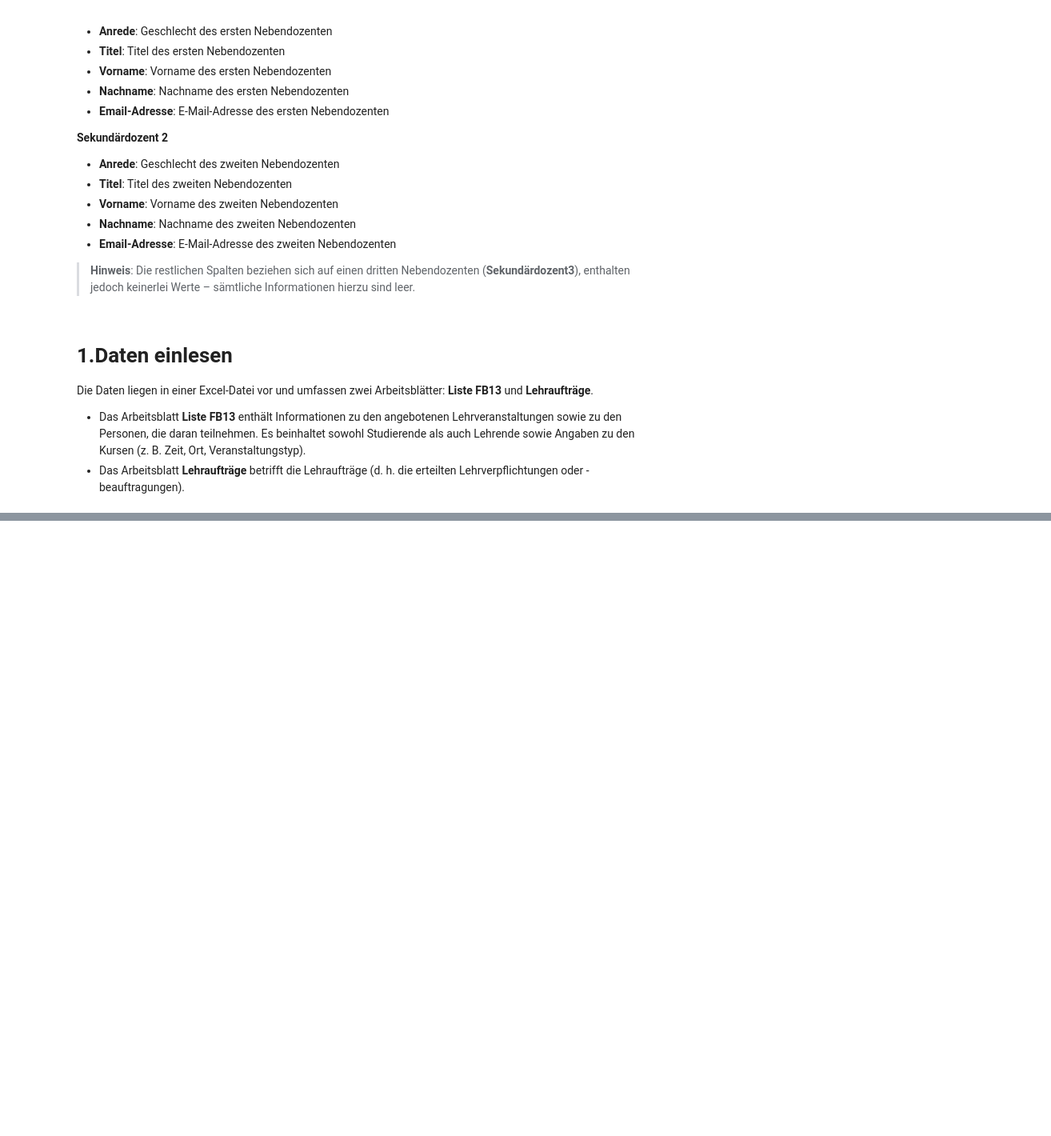
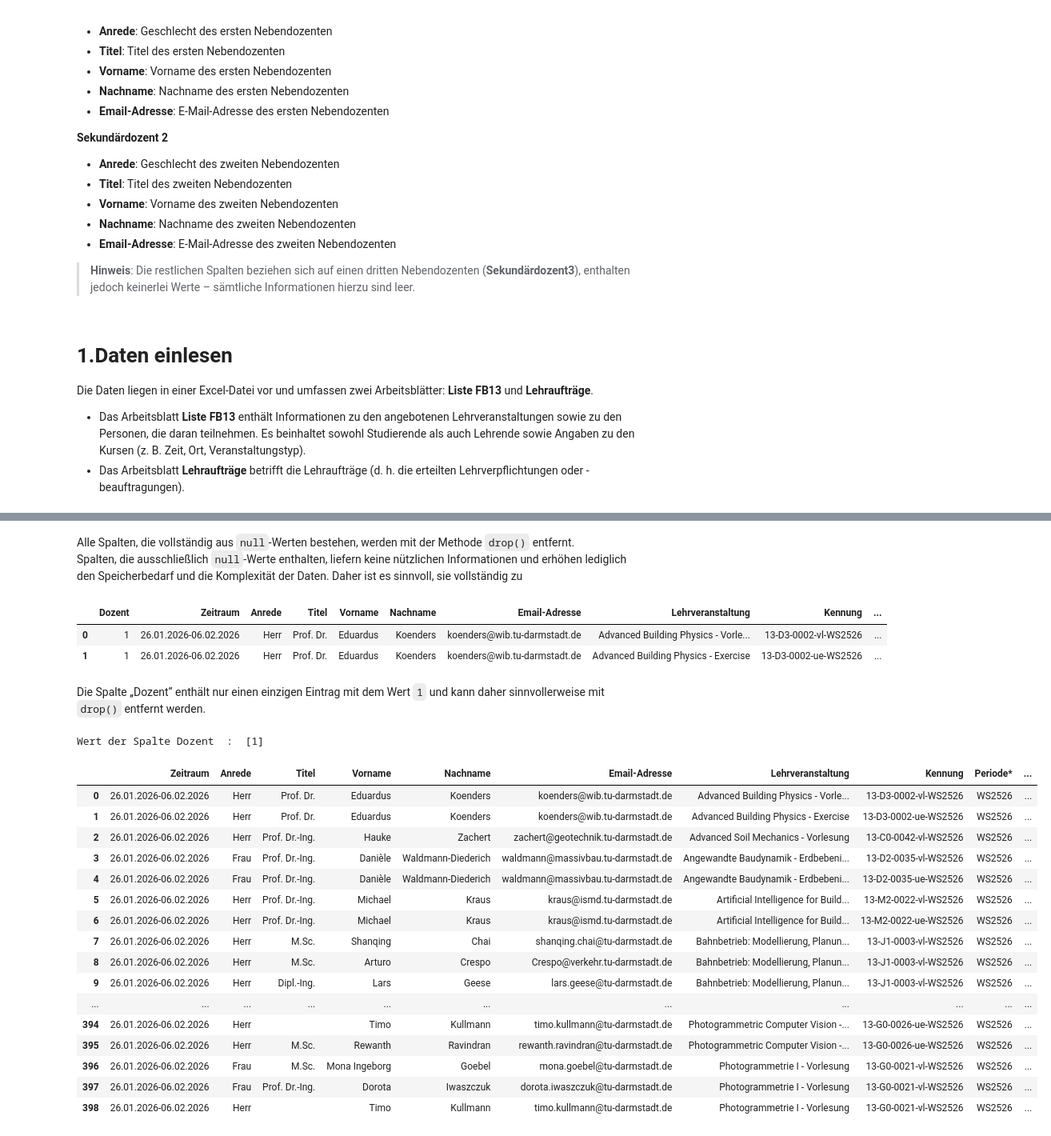
Before and after one commit to Mohsenmohebbi1993/Liste-der-Lehrveranstaltungen-im-Wintersemester, a Jupyter notebook: 2025-10-20-FB13 LVE Liste Lehrveranstaltungen WS2526.ipynb, the cells around one changed output, grey strips where cells are left out. Shown at 80% size. Saved outputs shown, nothing was run; the diff lists cells and outputs as text; code cells hidden in the pictures; blank space fills up the shorter version.

Commit message:
clear and drop data

```diff
--- a/2025-10-20-FB13 LVE Liste Lehrveranstaltungen WS2526.ipynb
+++ b/2025-10-20-FB13 LVE Liste Lehrveranstaltungen WS2526.ipynb
@@ -61,0 +112,36 @@ df_Teaching_assignments = pd.read_excel("C:/Users/user/Desktop/Fatemeh/2025-10-2
+# %% [markdown]
+Alle Spalten, die vollständig aus `null`-Werten bestehen, werden mit der Methode `drop()` entfernt.
+Spalten, die ausschließlich `null`-Werte enthalten, liefern keine nützlichen Informationen und erhöhen lediglich den Speicherbedarf und die Komplexität der Daten. Daher ist es sinnvoll, sie vollständig zu
+# %%
+df_Liste_FB13 = df_Liste_FB13.dropna(axis=1, how='all')
+df_Liste_FB13.head(2)
+# %% [output]
+|  | Dozent | Zeitraum | Anrede | Titel | Vorname | Nachname | Email-Adresse | Lehrveranstaltung | Kennung | ... |
+| 0 | 1 | 26.01.2026-06.02.2026 | Herr | Prof. Dr. | Eduardus | Koenders | koenders@wib.tu-darmstadt.de | Advanced Building Physics - Vorle... | 13-D3-0002-vl-WS2526 | ... |
+| 1 | 1 | 26.01.2026-06.02.2026 | Herr | Prof. Dr. | Eduardus | Koenders | koenders@wib.tu-darmstadt.de | Advanced Building Physics - Exercise | 13-D3-0002-ue-WS2526 | ... |
+# %% [markdown]
+Die Spalte „Dozent“ enthält nur einen einzigen Eintrag mit dem Wert `1` und kann daher sinnvollerweise mit `drop()` entfernt werden.
+# %%
+print("Wert der Spalte Dozent  : ",(df_Liste_FB13["Dozent"].unique()))
+#df_Liste_FB13 = df_Liste_FB13.dropna(axis=1, how='all')
+df_Liste_FB13 = df_Liste_FB13.drop(columns=["Dozent"])
+df_Liste_FB13
+# %% [output]
+Wert der Spalte Dozent  :  [1]
+|  | Zeitraum | Anrede | Titel | Vorname | Nachname | Email-Adresse | Lehrveranstaltung | Kennung | Periode* | ... |
+| 0 | 26.01.2026-06.02.2026 | Herr | Prof. Dr. | Eduardus | Koenders | koenders@wib.tu-darmstadt.de | Advanced Building Physics - Vorle... | 13-D3-0002-vl-WS2526 | WS2526 | ... |
+| 1 | 26.01.2026-06.02.2026 | Herr | Prof. Dr. | Eduardus | Koenders | koenders@wib.tu-darmstadt.de | Advanced Building Physics - Exercise | 13-D3-0002-ue-WS2526 | WS2526 | ... |
+| 2 | 26.01.2026-06.02.2026 | Herr | Prof. Dr.-Ing. | Hauke | Zachert | zachert@geotechnik.tu-darmstadt.de | Advanced Soil Mechanics - Vorlesung | 13-C0-0042-vl-WS2526 | WS2526 | ... |
+| 3 | 26.01.2026-06.02.2026 | Frau | Prof. Dr.-Ing. | Danièle | Waldmann-Diederich | waldmann@massivbau.tu-darmstadt.de | Angewandte Baudynamik - Erdbebeni... | 13-D2-0035-vl-WS2526 | WS2526 | ... |
+| 4 | 26.01.2026-06.02.2026 | Frau | Prof. Dr.-Ing. | Danièle | Waldmann-Diederich | waldmann@massivbau.tu-darmstadt.de | Angewandte Baudynamik - Erdbebeni... | 13-D2-0035-ue-WS2526 | WS2526 | ... |
+| 5 | 26.01.2026-06.02.2026 | Herr | Prof. Dr.-Ing. | Michael | Kraus | kraus@ismd.tu-darmstadt.de | Artificial Intelligence for Build... | 13-M2-0022-vl-WS2526 | WS2526 | ... |
+| 6 | 26.01.2026-06.02.2026 | Herr | Prof. Dr.-Ing. | Michael | Kraus | kraus@ismd.tu-darmstadt.de | Artificial Intelligence for Build... | 13-M2-0022-ue-WS2526 | WS2526 | ... |
+| 7 | 26.01.2026-06.02.2026 | Herr | M.Sc. | Shanqing | Chai | shanqing.chai@tu-darmstadt.de | Bahnbetrieb: Modellierung, Planun... | 13-J1-0003-vl-WS2526 | WS2526 | ... |
+| 8 | 26.01.2026-06.02.2026 | Herr | M.Sc. | Arturo | Crespo | Crespo@verkehr.tu-darmstadt.de | Bahnbetrieb: Modellierung, Planun... | 13-J1-0003-vl-WS2526 | WS2526 | ... |
+| 9 | 26.01.2026-06.02.2026 | Herr | Dipl.-Ing. | Lars | Geese | lars.geese@tu-darmstadt.de | Bahnbetrieb: Modellierung, Planun... | 13-J1-0003-vl-WS2526 | WS2526 | ... |
+| ... | ... | ... | ... | ... | ... | ... | ... | ... | ... | ... |
+| 394 | 26.01.2026-06.02.2026 | Herr |  | Timo | Kullmann | timo.kullmann@tu-darmstadt.de | Photogrammetric Computer Vision -... | 13-G0-0026-ue-WS2526 | WS2526 | ... |
+| 395 | 26.01.2026-06.02.2026 | Herr | M.Sc. | Rewanth | Ravindran | rewanth.ravindran@tu-darmstadt.de | Photogrammetric Computer Vision -... | 13-G0-0026-ue-WS2526 | WS2526 | ... |
+| 396 | 26.01.2026-06.02.2026 | Frau | M.Sc. | Mona Ingeborg | Goebel | mona.goebel@tu-darmstadt.de | Photogrammetrie I - Vorlesung | 13-G0-0021-vl-WS2526 | WS2526 | ... |
+| 397 | 26.01.2026-06.02.2026 | Frau | Prof. Dr.-Ing. | Dorota | Iwaszczuk | dorota.iwaszczuk@tu-darmstadt.de | Photogrammetrie I - Vorlesung | 13-G0-0021-vl-WS2526 | WS2526 | ... |
+| 398 | 26.01.2026-06.02.2026 | Herr |  | Timo | Kullmann | timo.kullmann@tu-darmstadt.de | Photogrammetrie I - Vorlesung | 13-G0-0021-vl-WS2526 | WS2526 | ... |
```
Also changed, not shown: parts of 6 cells of this notebook.
